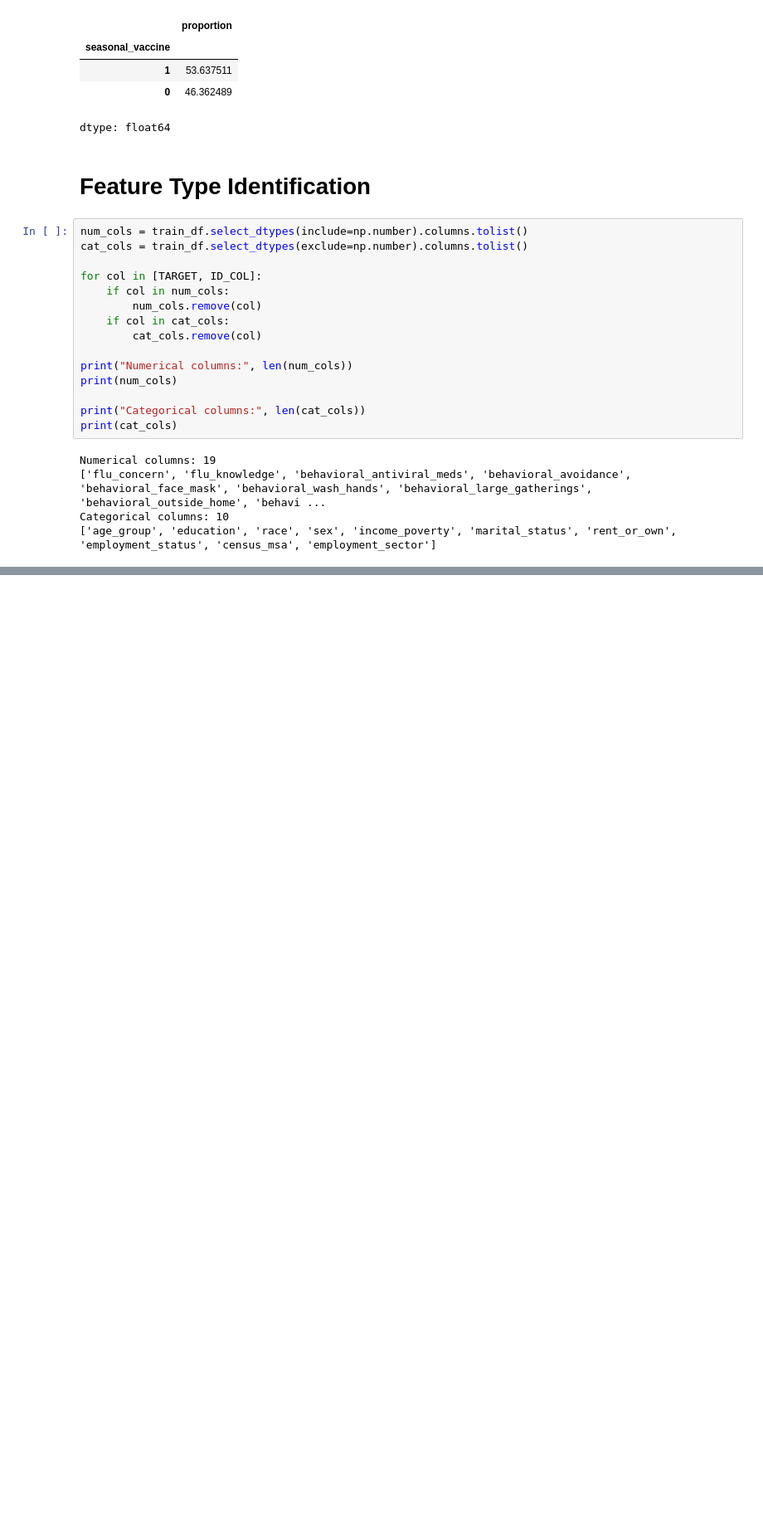
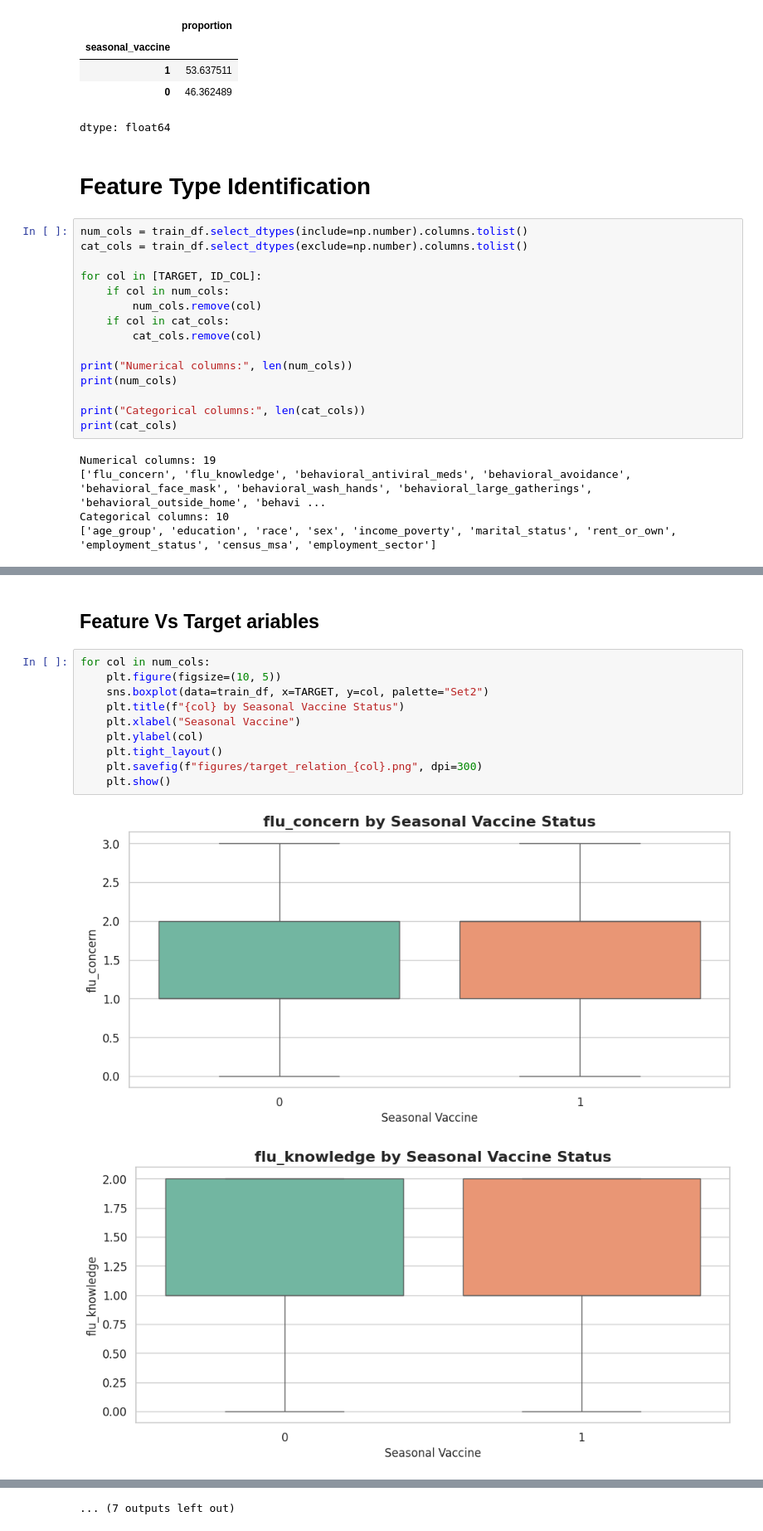
Before and after one commit to B-DS-Research/B6_Research, a Jupyter notebook: RMDS_Hackathon.ipynb, the cells around one changed output, grey strips where cells are left out. Shown at 83% size. Cells and saved outputs as stored; diff of their text form; blank space fills up the shorter version.

```diff
--- a/RMDS_Hackathon.ipynb
+++ b/RMDS_Hackathon.ipynb
@@ -305,0 +379,15 @@ Categorical columns: 10
+# %% [markdown]
+## Feature Vs Target ariables
+# %%
+for col in num_cols:
+    plt.figure(figsize=(10, 5))
+    sns.boxplot(data=train_df, x=TARGET, y=col, palette="Set2")
+    plt.title(f"{col} by Seasonal Vaccine Status")
+    plt.xlabel("Seasonal Vaccine")
+    plt.ylabel(col)
+    plt.tight_layout()
+    plt.savefig(f"figures/target_relation_{col}.png", dpi=300)
+    plt.show()
+# %% [output]
+[figure, added]
+[figure, added]
@@ -305,0 +404 @@ Categorical columns: 10
+... (7 outputs left out)
```
Also changed, not shown: parts of 27 cells of this notebook.
